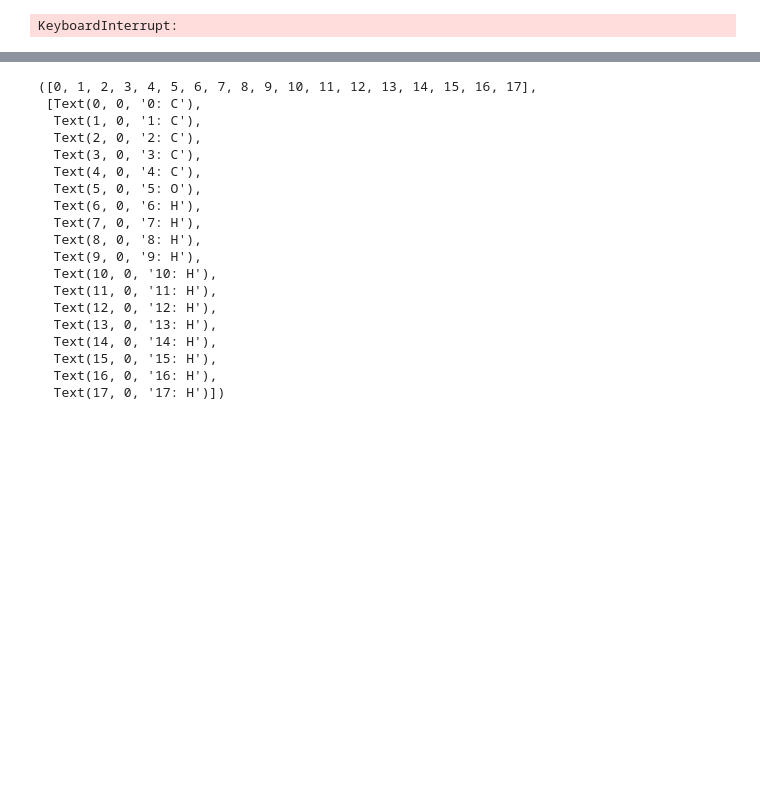
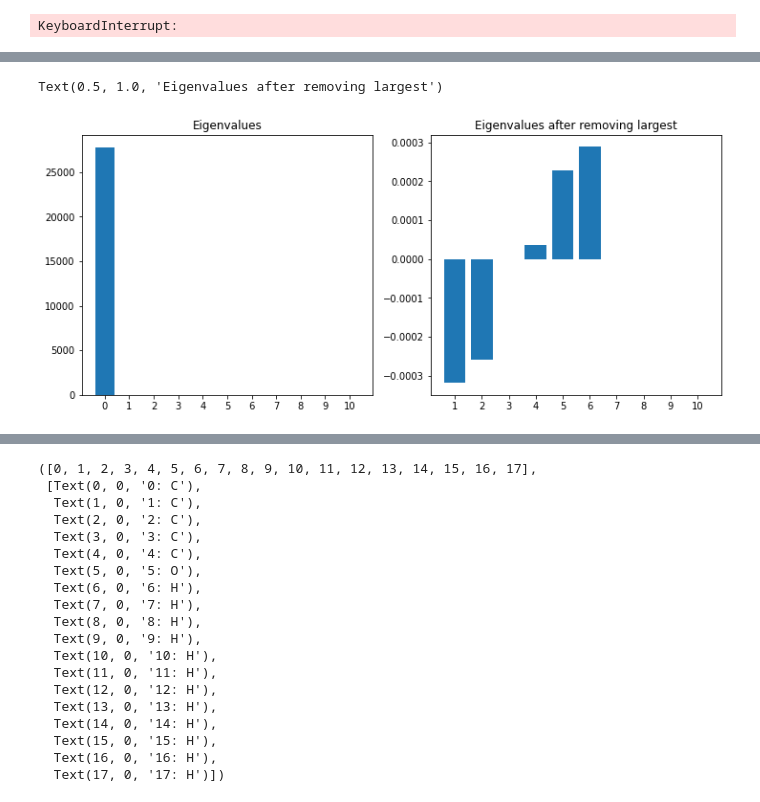
Before and after one commit to luckyjackluo/AGOP_GNN, a Jupyter notebook: AGOP.ipynb, the cells around one changed output, grey strips where cells are left out. Drawn from its saved outputs; the diff is of its cells as text; code cells hidden in the pictures; blank space fills up the shorter version.

```diff
--- a/AGOP.ipynb
+++ b/AGOP.ipynb
@@ -405,0 +405,14 @@ plt.colorbar()
+# %%
+eig_vals, eig_vecs = np.linalg.eig(gram.detach())
+
+fig, axs = plt.subplots(1, 2, figsize=(12, 5))
+axs[0].bar([idx for idx in range(len(eig_vals))], eig_vals)
+axs[0].set_xticks([idx for idx in range(len(eig_vals))], [idx for idx in range(len(eig_vals))])
+axs[0].set_title("Eigenvalues")
+
+axs[1].bar([idx for idx in range(1, len(eig_vals))], eig_vals[1:])
+axs[1].set_xticks([idx for idx in range(1, len(eig_vals))], [idx for idx in range(1, len(eig_vals))])
+axs[1].set_title("Eigenvalues after removing largest")
+# %% [output]
+Text(0.5, 1.0, 'Eigenvalues after removing largest')
+[figure, added]
```
Also changed, not shown: parts of 17 cells of this notebook, 4 other files.
